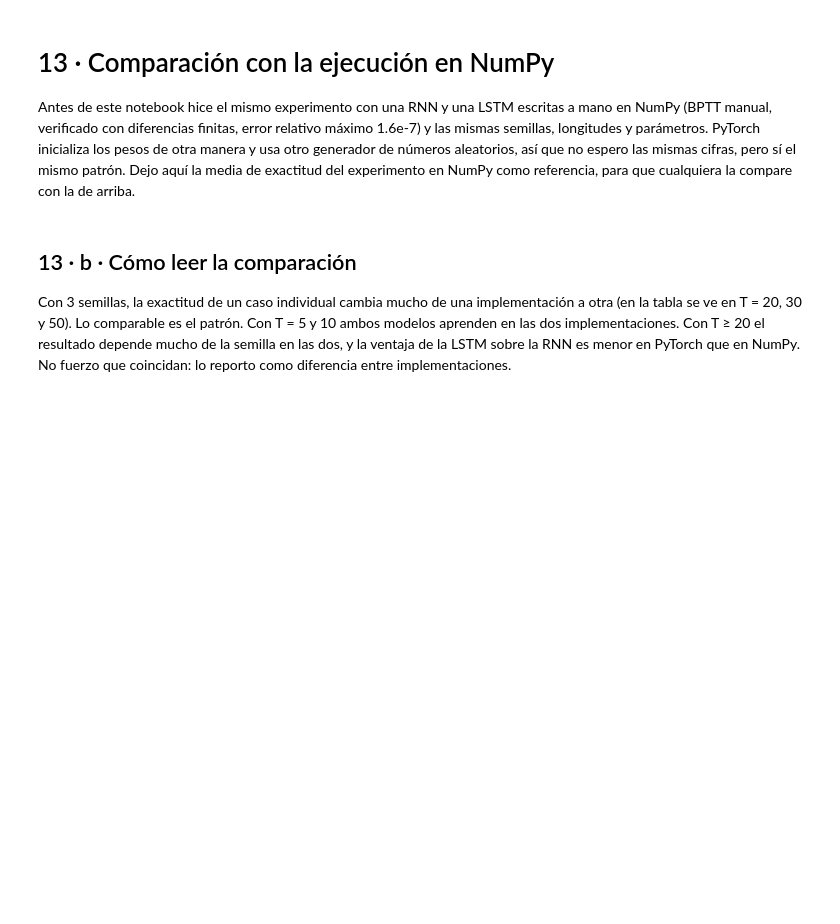
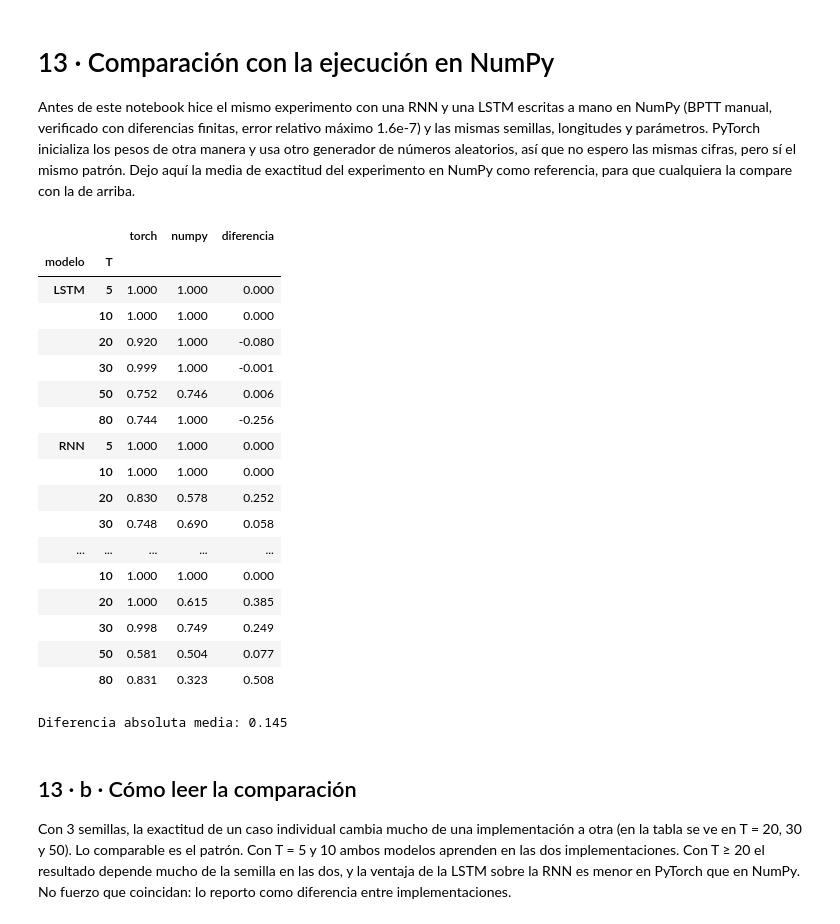
Before and after one commit to darkJCdark/pucp-2026-2-inf659-advanced-data-mining-techniques-intelligent-systems, a Jupyter notebook: 2. Semanas/S11/Vibe Quest/vibe_quest_s11_gradientes_rnn_lstm.ipynb, the cells around one changed output. Saved outputs shown, nothing was run; the diff lists cells and outputs as text; code cells hidden in the pictures; blank space fills up the shorter version.

```diff
--- a/2. Semanas/S11/Vibe Quest/vibe_quest_s11_gradientes_rnn_lstm.ipynb
+++ b/2. Semanas/S11/Vibe Quest/vibe_quest_s11_gradientes_rnn_lstm.ipynb
@@ -448,17 +540,37 @@ for texto, ok in chequeos.items():
 # 13 · Comparación con la ejecución en NumPy
 Antes de este notebook hice el mismo experimento con una RNN y una LSTM escritas a mano en NumPy (BPTT manual, verificado con diferencias finitas, error relativo máximo 1.6e-7) y las mismas semillas, longitudes y parámetros. PyTorch inicializa los pesos de otra manera y usa otro generador de números aleatorios, así que no espero las mismas cifras, pero sí el mismo patrón. Dejo aquí la media de exactitud del experimento en NumPy como referencia, para que cualquiera la compare con la de arriba.
 # %%
-REFERENCIA_NUMPY = {
+EFERENCIA_NUMPY = {
     ("RNN", 5): 1.0, ("RNN", 10): 0.9998, ("RNN", 20): 0.5777, ("RNN", 30): 0.6903, ("RNN", 50): 0.2597, ("RNN", 80): 0.3312,
     ("RNN + recorte", 5): 1.0, ("RNN + recorte", 10): 1.0, ("RNN + recorte", 20): 0.615, ("RNN + recorte", 30): 0.7488,
     ("RNN + recorte", 50): 0.5037, ("RNN + recorte", 80): 0.3232,
     ("LSTM", 5): 1.0, ("LSTM", 10): 1.0, ("LSTM", 20): 1.0, ("LSTM", 30): 0.9998, ("LSTM", 50): 0.7455, ("LSTM", 80): 1.0,
 }
 comparacion = resumen.exactitud_media.rename("torch").to_frame()
 comparacion["numpy"] = [REFERENCIA_NUMPY[i] for i in comparacion.index]
 comparacion["diferencia"] = (comparacion.torch - comparacion.numpy).round(3)
 display(comparacion.round(3))
 print("Diferencia absoluta media:", round(comparacion.diferencia.abs().mean(), 3))
+# %% [output]
+|  |  | torch | numpy | diferencia |
+| modelo | T |  |  |  |
+| LSTM | 5 | 1.000 | 1.000 | 0.000 |
+|  | 10 | 1.000 | 1.000 | 0.000 |
+|  | 20 | 0.920 | 1.000 | -0.080 |
+|  | 30 | 0.999 | 1.000 | -0.001 |
+|  | 50 | 0.752 | 0.746 | 0.006 |
+|  | 80 | 0.744 | 1.000 | -0.256 |
+| RNN | 5 | 1.000 | 1.000 | 0.000 |
+|  | 10 | 1.000 | 1.000 | 0.000 |
+|  | 20 | 0.830 | 0.578 | 0.252 |
+|  | 30 | 0.748 | 0.690 | 0.058 |
+| ... | ... | ... | ... | ... |
+|  | 10 | 1.000 | 1.000 | 0.000 |
+|  | 20 | 1.000 | 0.615 | 0.385 |
+|  | 30 | 0.998 | 0.749 | 0.249 |
+|  | 50 | 0.581 | 0.504 | 0.077 |
+|  | 80 | 0.831 | 0.323 | 0.508 |
+Diferencia absoluta media: 0.145
 # %% [markdown]
 ## 13 · b · Cómo leer la comparación
 Con 3 semillas, la exactitud de un caso individual cambia mucho de una implementación a otra (en la tabla se ve en T = 20, 30 y 50). Lo comparable es el patrón. Con T = 5 y 10 ambos modelos aprenden en las dos implementaciones. Con T ≥ 20 el resultado depende mucho de la semilla en las dos, y la ventaja de la LSTM sobre la RNN es menor en PyTorch que en NumPy. No fuerzo que coincidan: lo reporto como diferencia entre implementaciones.
```
Also changed, not shown: parts of 33 cells of this notebook, 7 other files.
